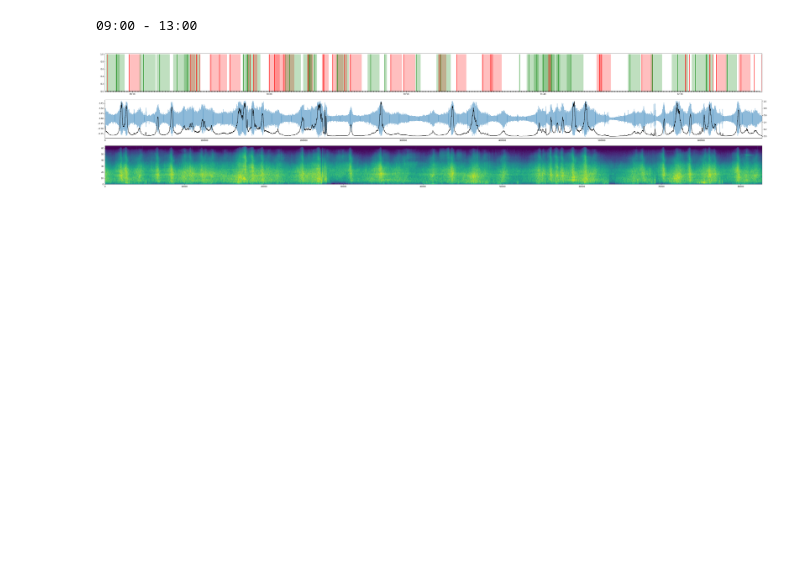
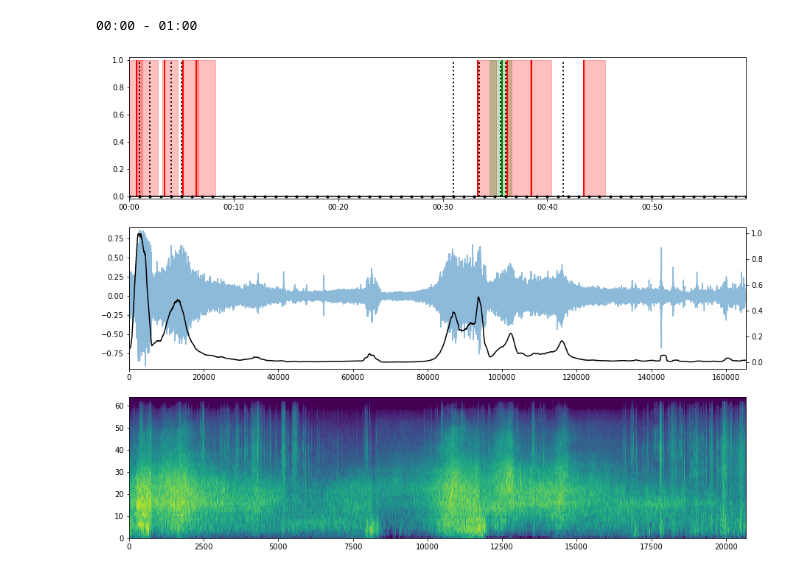
Before and after one commit to yermandy/vehicle-audio-nn, a Jupyter notebook: visualization.ipynb, the cells around one changed output. Drawn from its saved outputs; the diff is of its cells as text; code cells hidden in the pictures; blank space fills up the shorter version.

Commit message:
visualization

```diff
--- a/visualization.ipynb
+++ b/visualization.ipynb
@@ -19,15 +156,16 @@ device = torch.device(f'cuda:0' if torch.cuda.is_available() else 'cpu')
 # %%
 file = '20190819-Kutna Hora-L4-out-MVI_0040'
 
-signal = load_audio(f'data/audio/{file}.wav')
+signal = load_audio(f'data/audio/{file}.MP4.wav')
 signal_length = int(len(signal) / 44100)
 
-csv = load_csv(f'data/audio/{file}.MP4.csv')
+csv = load_csv(f'{file}.MP4')
 events = load_events_from_csv(csv)
-directions = load_direction_from_csv(csv)
+directions = load_directions_from_csv(csv)
+views = load_views_from_csv(csv)
 
 try:
-    manual_events = load_events(f'data/labels/{file}.txt')
+    manual_events = load_events(f'data/labels/{file}.MP4.txt')
 except:
     manual_events = None
 
@@ -134,24 +173,16 @@ def show(params, signal, events=None,
-# %%
-params = EasyDict()
-params.n_fft = 1024
-params.n_mels = 64
-params.hop_length = 128
-params.sr = 44100
-
-params.nn_hop_length = 1
-params.frame_length = 1
 # %%
 show(
     params,
     signal=signal,
     events=events,
     events_start_time=events_start_time,
     events_end_time=events_end_time,
     manual_events=manual_events,
-    directions=directions,
-    from_time=9 * 60,
-    till_time=13 * 60,
+    views=views,
+    from_time=0 * 60,
+    till_time=1 * 60,
+    save=False
 )
 # %% [output]
-09:00 - 13:00
+00:00 - 01:00
-[figure, old version]
+[figure, new version]
```
Also changed, not shown: parts of 7 cells of this notebook.
